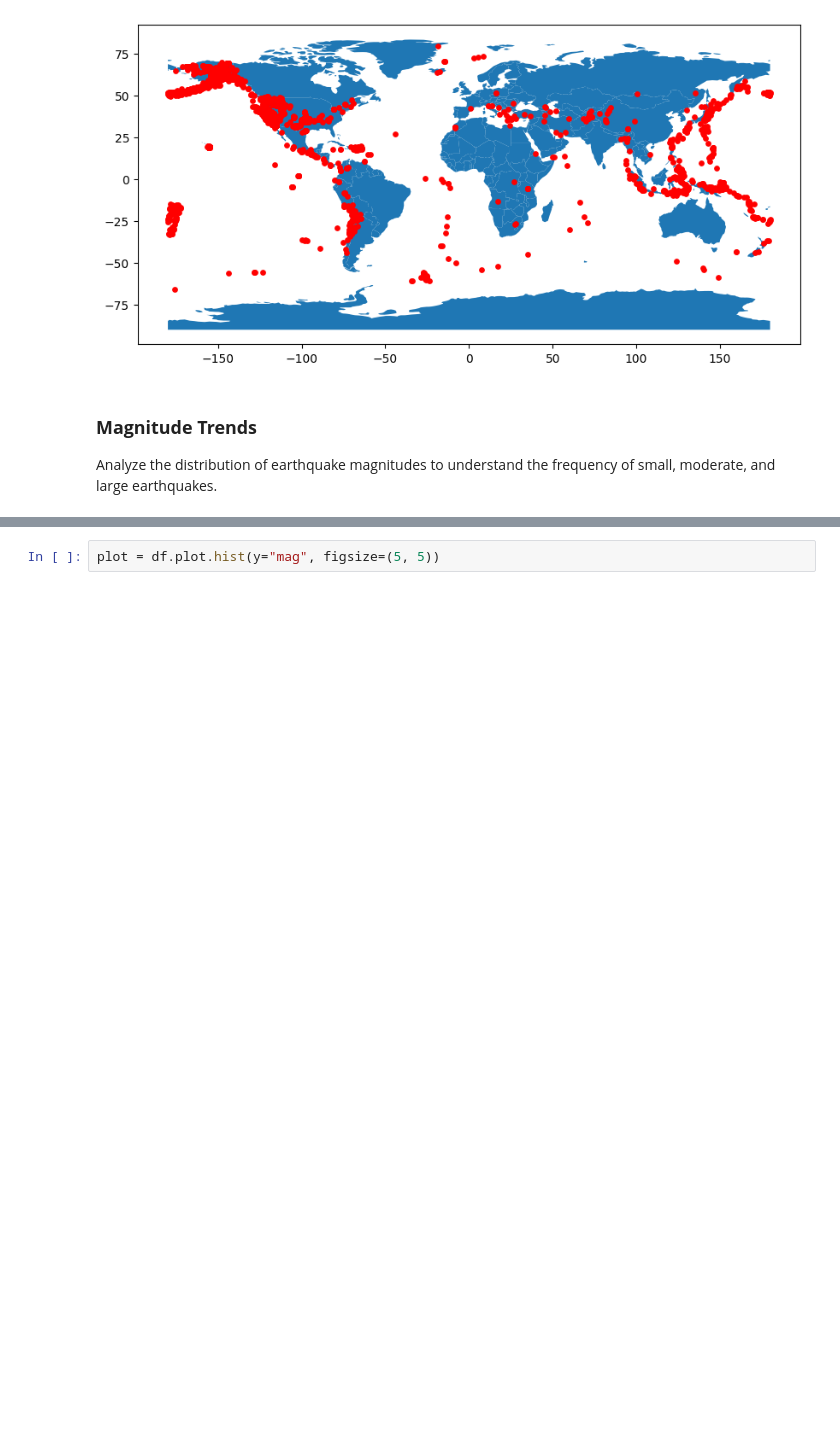
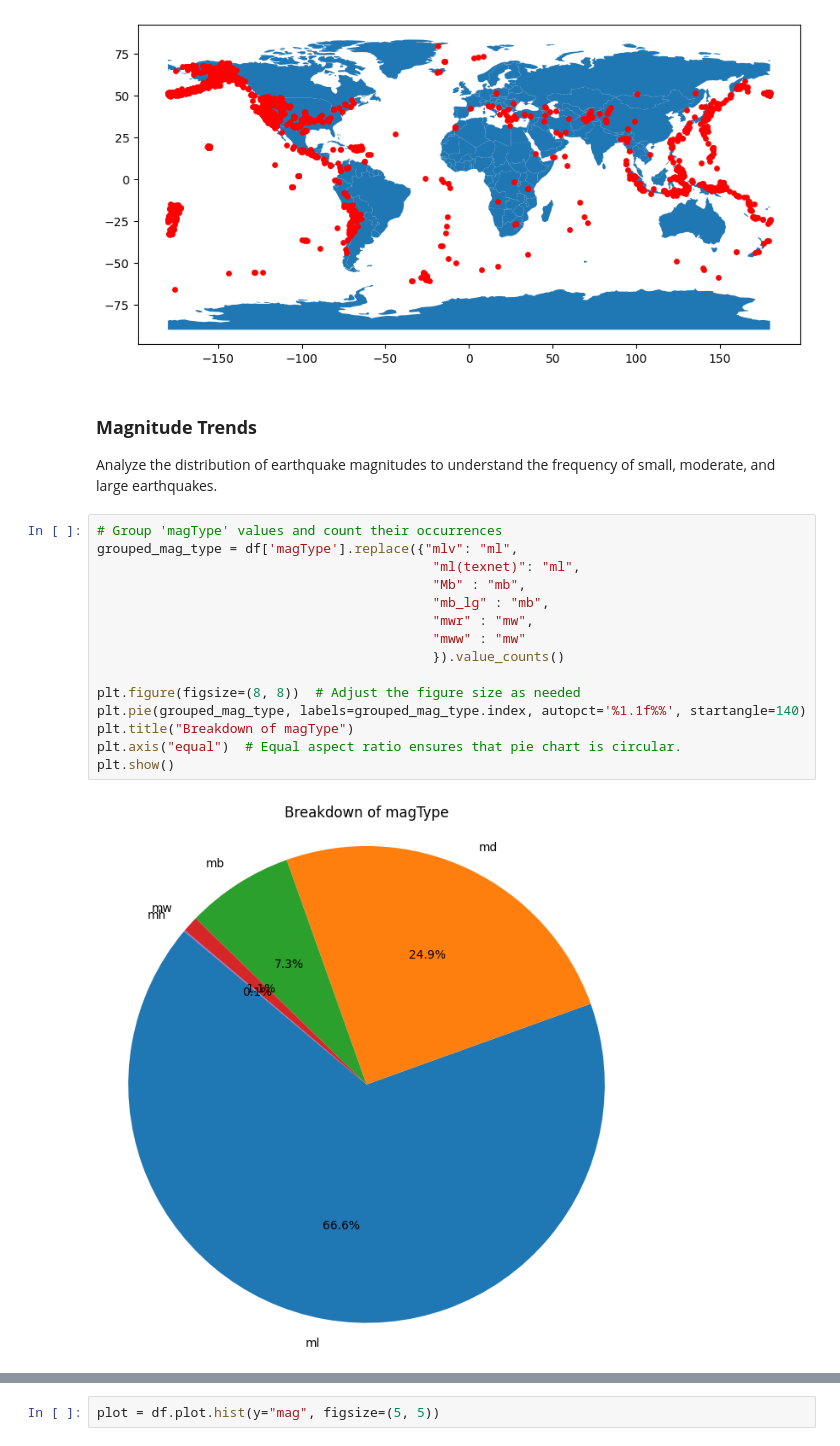
Before and after one commit to kieranthakkar/data_science, a Jupyter notebook: assignments/Week3/earthquakeNotebook.ipynb, the cells around one changed output, grey strips where cells are left out. Drawn from its saved outputs; the diff is of its cells as text; blank space fills up the shorter version.

```diff
--- a/assignments/Week3/earthquakeNotebook.ipynb
+++ b/assignments/Week3/earthquakeNotebook.ipynb
@@ -63,4 +60,21 @@ gdf.plot(ax=world.plot(figsize=(10, 6)), marker='o', color='red', markersize=15)
 # %% [markdown]
 ### **Magnitude Trends**
 Analyze the distribution of earthquake magnitudes to understand the frequency of small, moderate, and large earthquakes.
+# %%
+# Group 'magType' values and count their occurrences
+grouped_mag_type = df['magType'].replace({"mlv": "ml",
+                                           "ml(texnet)": "ml",
+                                           "Mb" : "mb",
+                                           "mb_lg" : "mb",
+                                           "mwr" : "mw",
+                                           "mww" : "mw"
+                                           }).value_counts()
+
+plt.figure(figsize=(8, 8))  # Adjust the figure size as needed
+plt.pie(grouped_mag_type, labels=grouped_mag_type.index, autopct='%1.1f%%', startangle=140)
+plt.title("Breakdown of magType")
+plt.axis("equal")  # Equal aspect ratio ensures that pie chart is circular.
+plt.show()
+# %% [output]
+[figure, added]
 # %%
```
Also changed, not shown: parts of 3 cells of this notebook.
